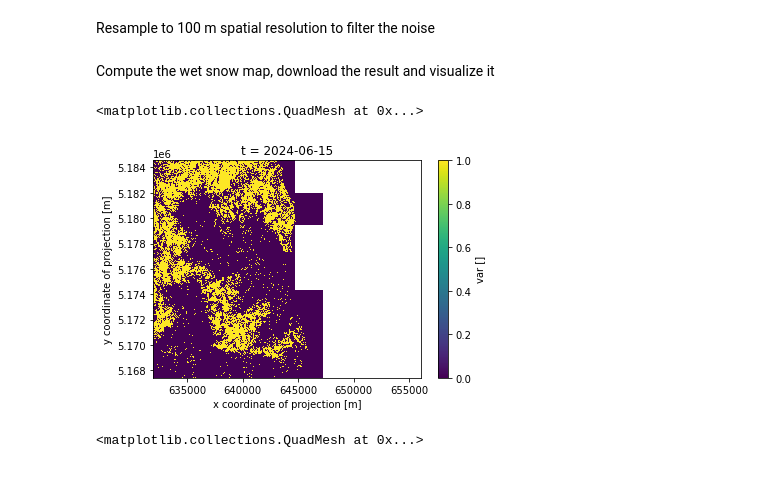
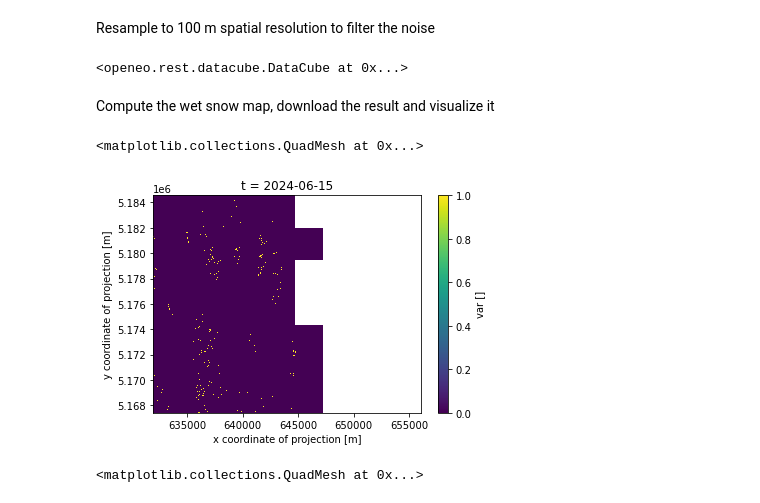
Before and after one commit to SNOWCOP/wet_snow, a Jupyter notebook: wetsnow.ipynb, the cells around one changed output. Drawn from its saved outputs; the diff is of its cells as text; code cells hidden in the pictures.

```diff
--- a/wetsnow.ipynb
+++ b/wetsnow.ipynb
@@ -200,5 +187,9 @@ s1_ratio_mean = s1_ratio.reduce_dimension(reducer="sum",dimension="bands").divid
 #s1_ratio_mean.download("./results/s1_ratio_mean.nc")
 # %% [markdown]
 Resample to 100 m spatial resolution to filter the noise
+# %%
+s1_ratio_mean
+# %% [output]
+<openeo.rest.datacube.DataCube at 0x...>
 # %%
 s1_ratio_fltd = s1_ratio_mean.resample_spatial(resolution=100, method = "mean")
@@ -211,10 +202,10 @@ s1_ws.download("./results/s1_ws_100.nc")
 # %%
-s1_ws_xr = xr.open_dataset("./results/s1_ws_100.nc")
+s1_ws_xr = xr.open_dataset("./results/s1_ws_100_new.nc")
 s1_ws_xr = s1_ws_xr.where(s1_ws_xr != 129, np.nan) #mask no data
 s1_ws_xr['var'].plot()
 # %% [output]
 <matplotlib.collections.QuadMesh at 0x...>
-[figure, old version]
+[figure, new version]
 # %%
 s1_ws_xr = xr.open_dataset("./results/s1_ws.nc")
 s1_ws_xr = s1_ws_xr.where(s1_ws_xr != 129, np.nan) #mask no data
```
Also changed, not shown: parts of 11 cells of this notebook, 1 other file.
